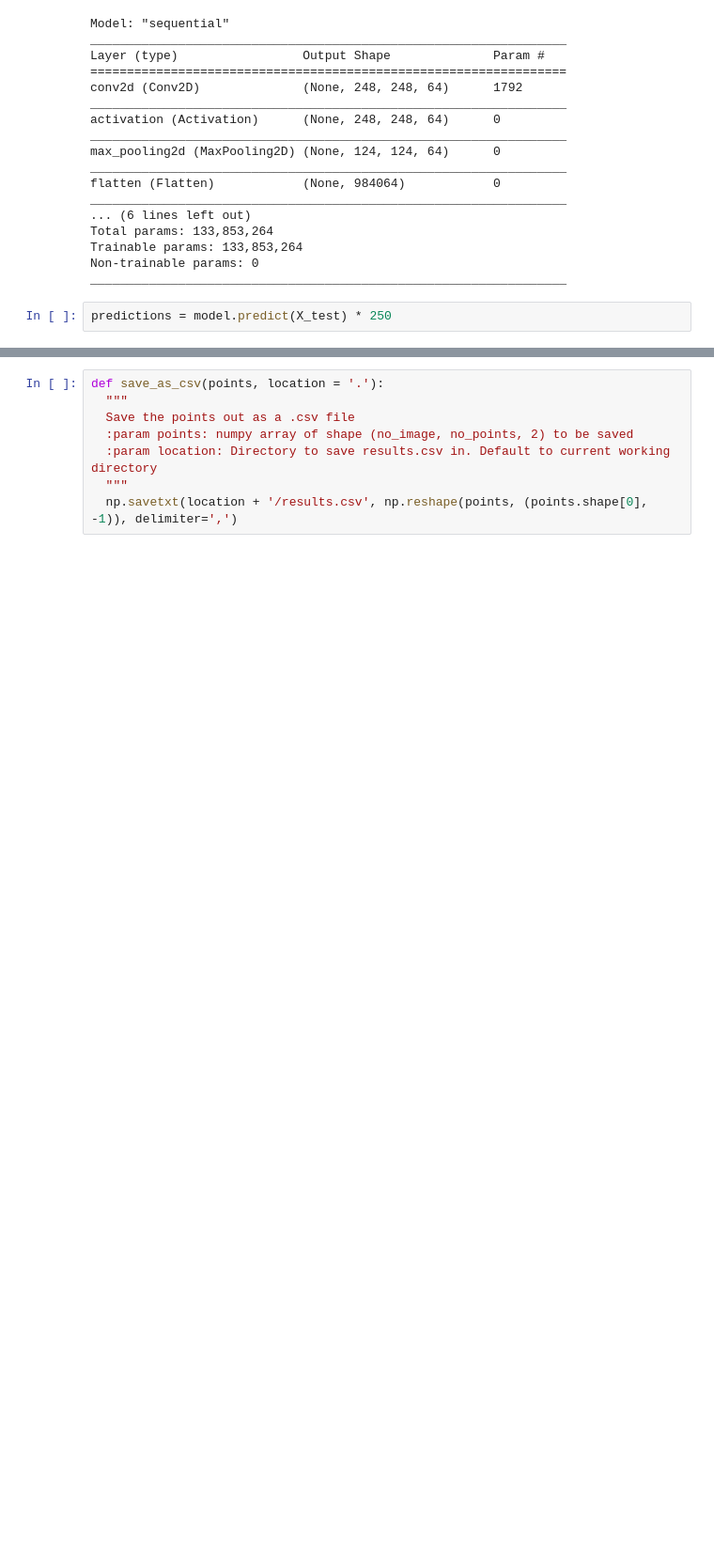
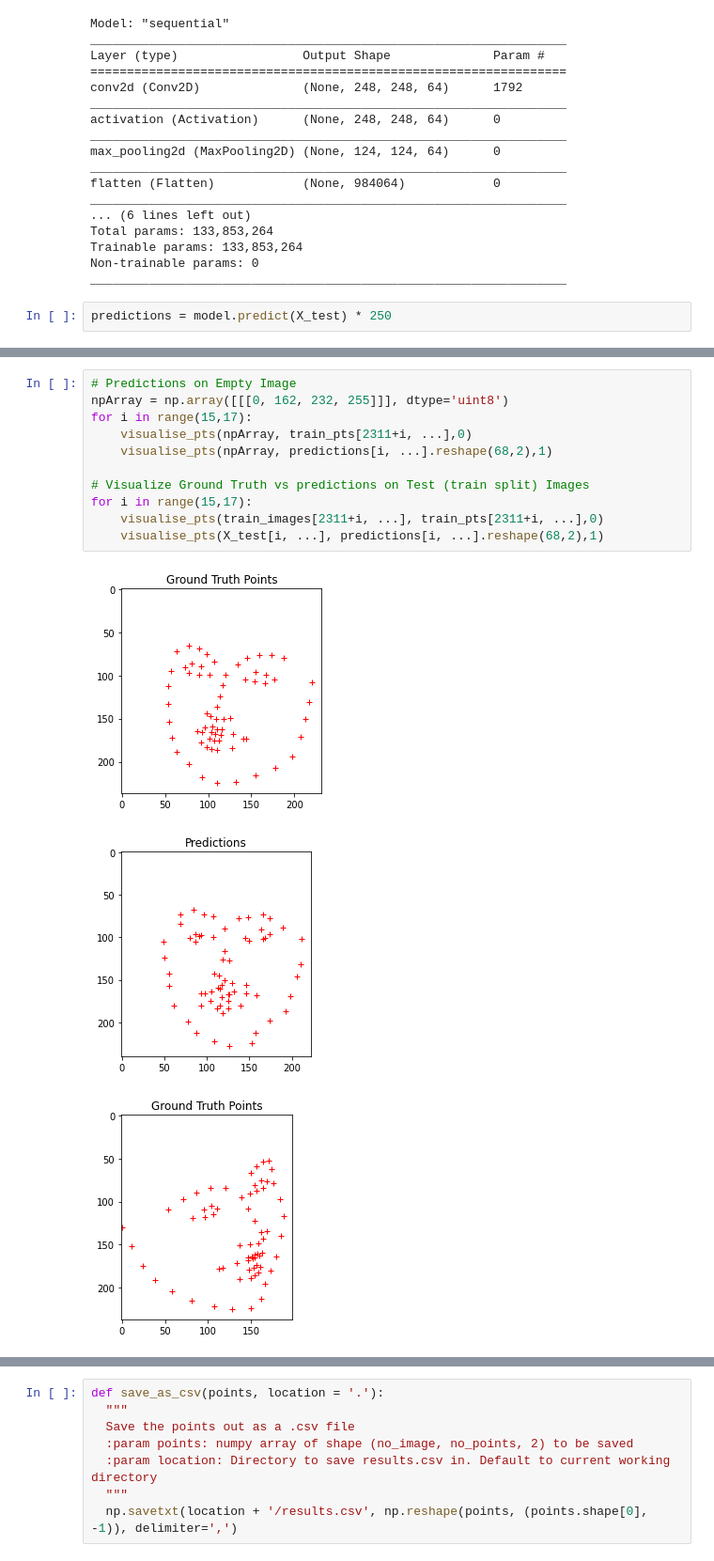
Before and after one commit to LordLean/Computer-Vision, a Jupyter notebook: CV_Labs/CV_183708.ipynb, the cells around one changed output, grey strips where cells are left out. Shown at 94% size. Cells and saved outputs as stored; diff of their text form; blank space fills up the shorter version.

```diff
--- a/CV_Labs/CV_183708.ipynb
+++ b/CV_Labs/CV_183708.ipynb
@@ -524,0 +548,15 @@ for i in range(rnge):
+# %%
+# Predictions on Empty Image
+npArray = np.array([[[0, 162, 232, 255]]], dtype='uint8')
+for i in range(15,17):
+    visualise_pts(npArray, train_pts[2311+i, ...],0)
+    visualise_pts(npArray, predictions[i, ...].reshape(68,2),1)
+
+# Visualize Ground Truth vs predictions on Test (train split) Images
+for i in range(15,17):
+    visualise_pts(train_images[2311+i, ...], train_pts[2311+i, ...],0)
+    visualise_pts(X_test[i, ...], predictions[i, ...].reshape(68,2),1)
+# %% [output]
+[figure, added]
+[figure, added]
+[figure, added]
```
Also changed, not shown: parts of 14 cells of this notebook.
